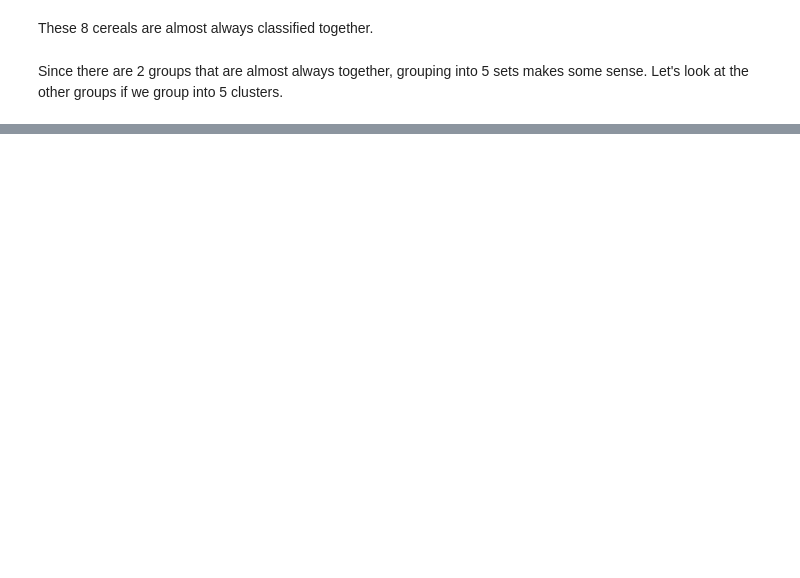
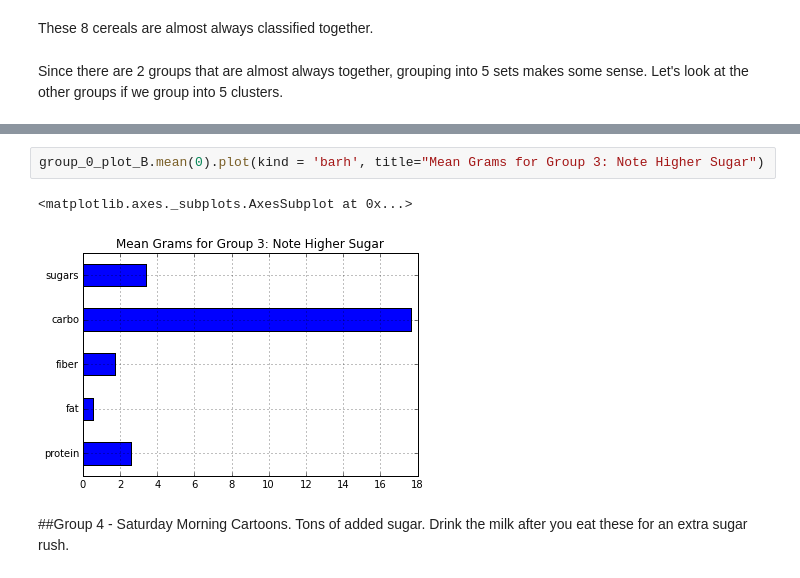
Before and after one commit to tiyd-python-2015-05/honey-nut-clusters, a Jupyter notebook: KMeansClustering.ipynb, the cells around one changed output, grey strips where cells are left out. Drawn from its saved outputs; the diff is of its cells as text; blank space fills up the shorter version.

```diff
--- a/KMeansClustering.ipynb
+++ b/KMeansClustering.ipynb
@@ -467,3 +501,11 @@ group_0
+# %%
+group_0_plot_B.mean(0).plot(kind = 'barh', title="Mean Grams for Group 3: Note Higher Sugar")
+# %% [output]
+<matplotlib.axes._subplots.AxesSubplot at 0x...>
+[figure, added]
+# %% [markdown]
+##Group 4 - Saturday Morning Cartoons.
+Tons of added sugar.  Drink the milk after you eat these for an extra sugar rush.
 # %%
 group_1 = cereal[cereal['five_groups'] == 1]
 group_1
```
Also changed, not shown: parts of 49 cells of this notebook.
